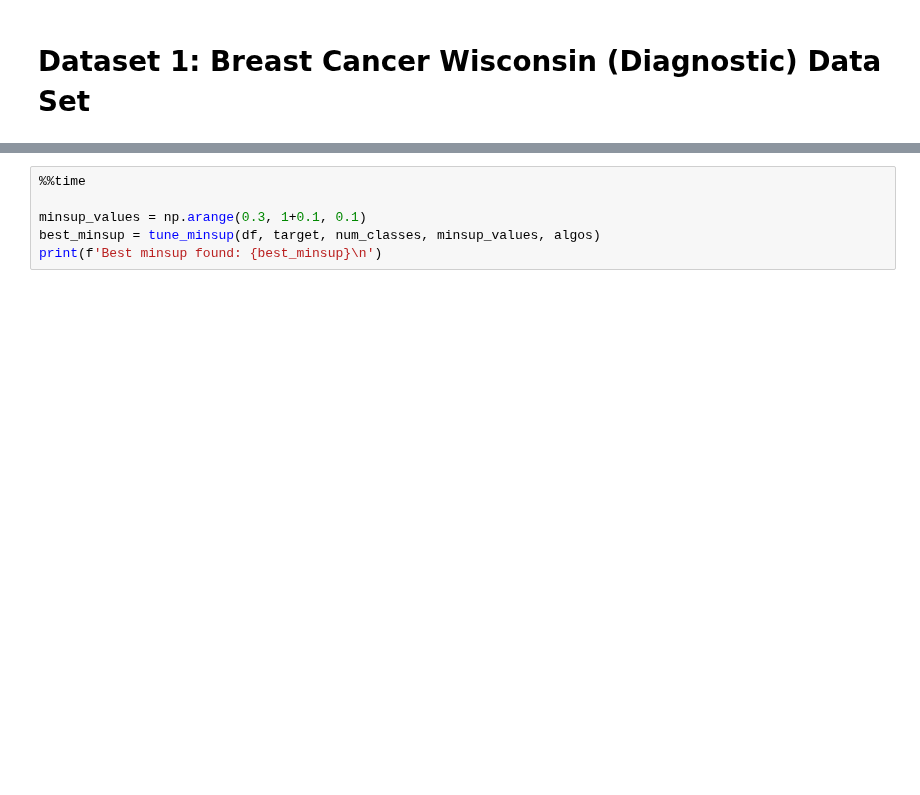
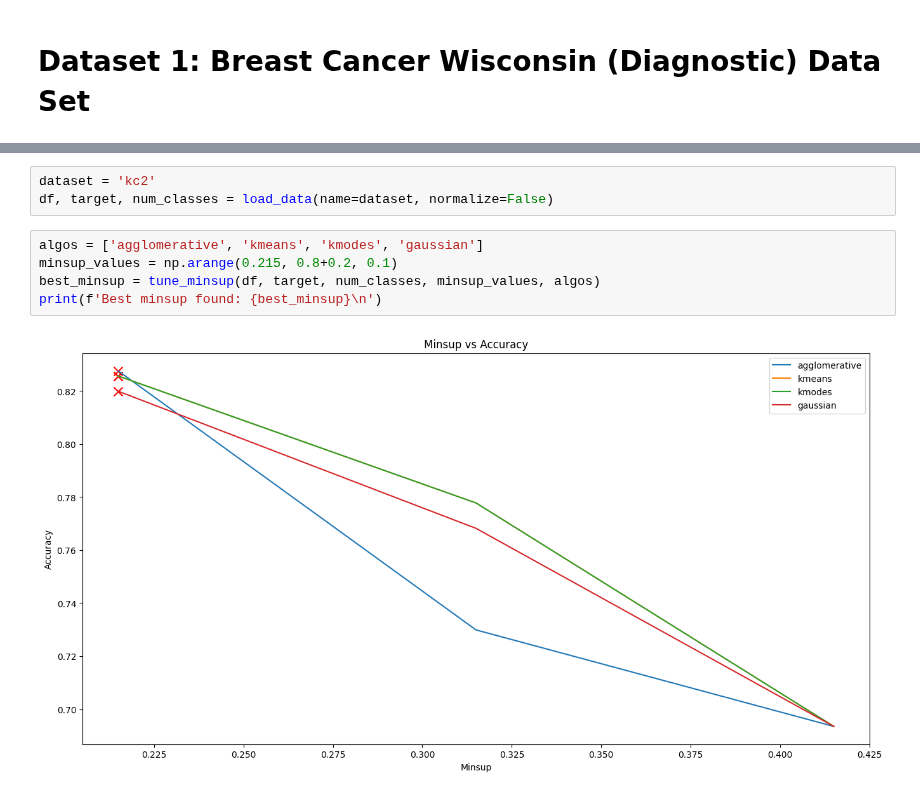
Before and after one commit to siddhantpathakk/FrequentMining, a Jupyter notebook: task4.ipynb, the cells around one changed output, grey strips where cells are left out. Drawn from its saved outputs; the diff is of its cells as text; blank space fills up the shorter version.

```diff
--- a/task4.ipynb
+++ b/task4.ipynb
@@ -20,7 +72,10 @@ algos = estimator_names = ['agglomerative', 'kmeans', 'gaussian']
+# %%
+dataset = 'kc2'
+df, target, num_classes = load_data(name=dataset, normalize=False)
 # %%
-%%time
-
-minsup_values = np.arange(0.3, 1+0.1, 0.1)
+algos = ['agglomerative', 'kmeans', 'kmodes', 'gaussian']
+minsup_values = np.arange(0.215, 0.8+0.2, 0.1)
 best_minsup = tune_minsup(df, target, num_classes, minsup_values, algos)
 print(f'Best minsup found: {best_minsup}\n')
 # %% [output]
+[figure, added]
```
Also changed, not shown: parts of 10 cells of this notebook.
